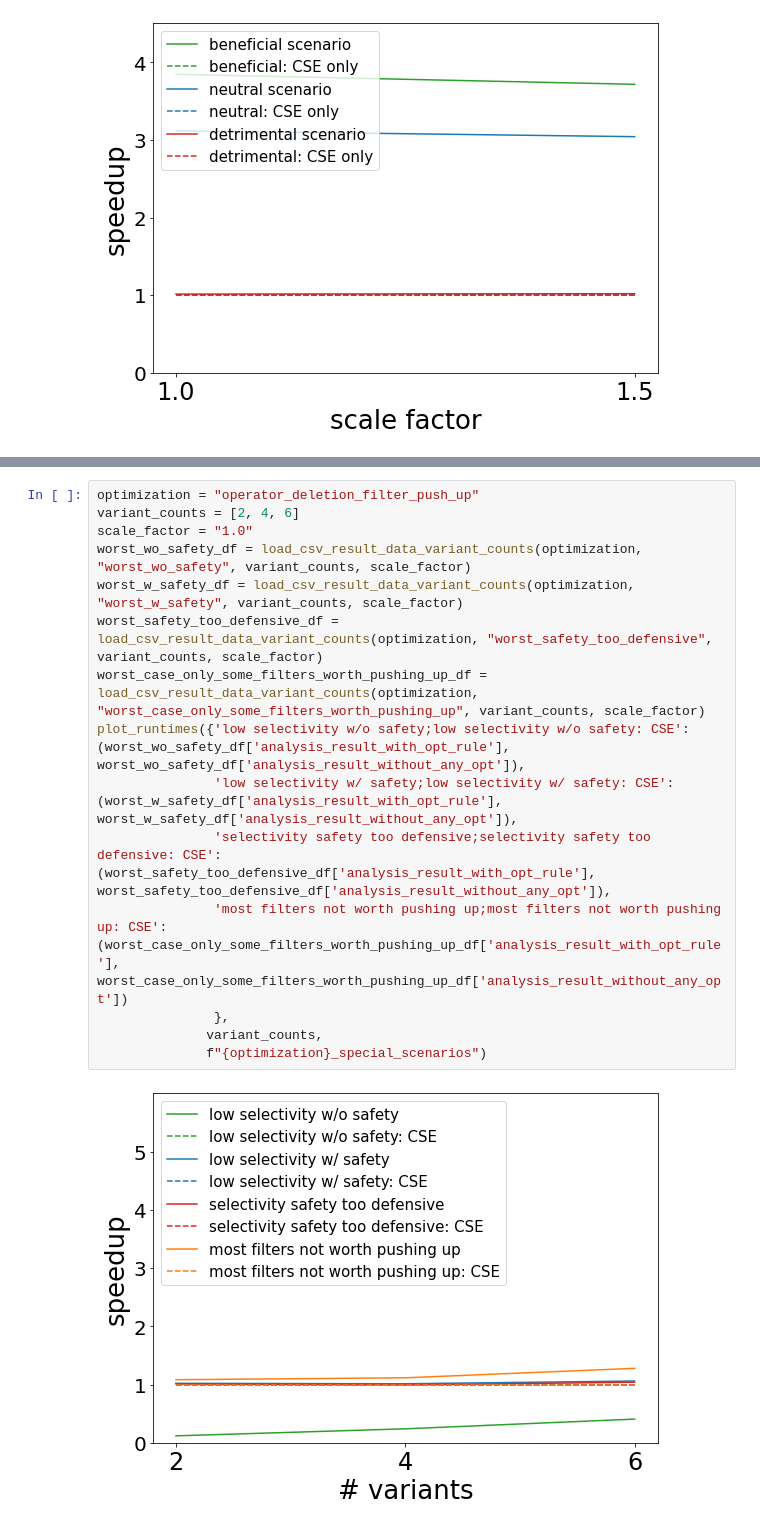
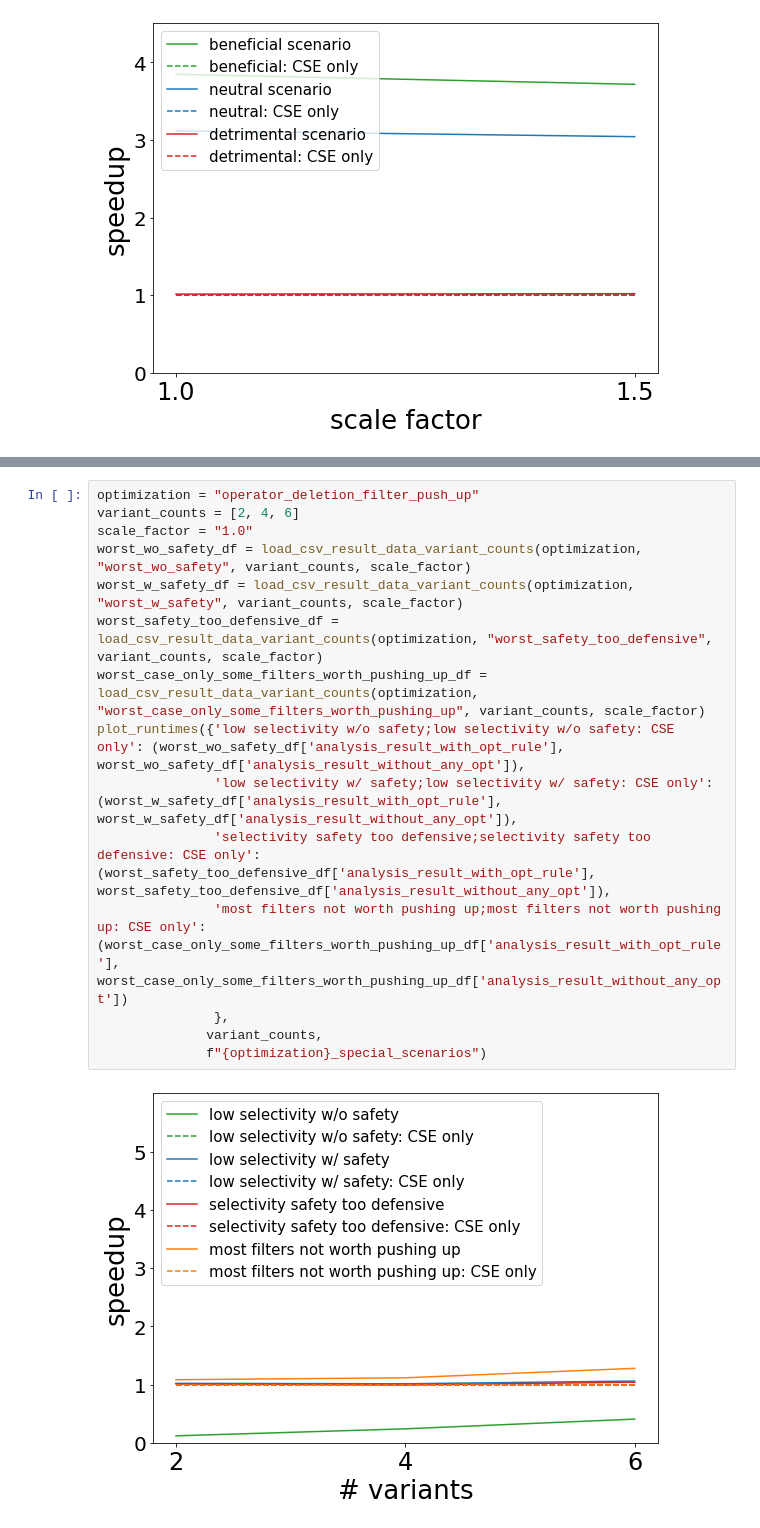
Before and after one commit to stefan-grafberger/mlwhatif, a Jupyter notebook: experiments/plot-benchmark-results--optimizations.ipynb, the cells around one changed output, grey strips where cells are left out. Saved outputs shown, nothing was run; the diff lists cells and outputs as text.

```diff
--- a/experiments/plot-benchmark-results--optimizations.ipynb
+++ b/experiments/plot-benchmark-results--optimizations.ipynb
@@ -298,20 +298,20 @@ plot_runtimes({'low selectivity w/o original;low selectivity w/o original: CSE':
 # %%
 optimization = "operator_deletion_filter_push_up"
 variant_counts = [2, 4, 6]
 scale_factor = "1.0"
 worst_wo_safety_df = load_csv_result_data_variant_counts(optimization, "worst_wo_safety", variant_counts, scale_factor)
 worst_w_safety_df = load_csv_result_data_variant_counts(optimization, "worst_w_safety", variant_counts, scale_factor)
 worst_safety_too_defensive_df = load_csv_result_data_variant_counts(optimization, "worst_safety_too_defensive", variant_counts, scale_factor)
 worst_case_only_some_filters_worth_pushing_up_df = load_csv_result_data_variant_counts(optimization, "worst_case_only_some_filters_worth_pushing_up", variant_counts, scale_factor)
-plot_runtimes({'low selectivity w/o safety;low selectivity w/o safety: CSE': (worst_wo_safety_df['analysis_result_with_opt_rule'], worst_wo_safety_df['analysis_result_without_any_opt']),
-               'low selectivity w/ safety;low selectivity w/ safety: CSE': (worst_w_safety_df['analysis_result_with_opt_rule'], worst_w_safety_df['analysis_result_without_any_opt']),
-               'selectivity safety too defensive;selectivity safety too defensive: CSE': (worst_safety_too_defensive_df['analysis_result_with_opt_rule'], worst_safety_too_defensive_df['analysis_result_without_any_opt']),
-               'most filters not worth pushing up;most filters not worth pushing up: CSE': (worst_case_only_some_filters_worth_pushing_up_df['analysis_result_with_opt_rule'], worst_case_only_some_filters_worth_pushing_up_df['analysis_result_without_any_opt'])
+plot_runtimes({'low selectivity w/o safety;low selectivity w/o safety: CSE only': (worst_wo_safety_df['analysis_result_with_opt_rule'], worst_wo_safety_df['analysis_result_without_any_opt']),
+               'low selectivity w/ safety;low selectivity w/ safety: CSE only': (worst_w_safety_df['analysis_result_with_opt_rule'], worst_w_safety_df['analysis_result_without_any_opt']),
+               'selectivity safety too defensive;selectivity safety too defensive: CSE only': (worst_safety_too_defensive_df['analysis_result_with_opt_rule'], worst_safety_too_defensive_df['analysis_result_without_any_opt']),
+               'most filters not worth pushing up;most filters not worth pushing up: CSE only': (worst_case_only_some_filters_worth_pushing_up_df['analysis_result_with_opt_rule'], worst_case_only_some_filters_worth_pushing_up_df['analysis_result_without_any_opt'])
                },
               variant_counts,
               f"{optimization}_special_scenarios")
 # %% [output]
-[figure, old version]
+[figure, new version]
 # %%
 optimization = "udf_split_and_reuse"
 variant_counts = [2, 4, 6]
```
Also changed, not shown: parts of 4 cells of this notebook, 5 other files.
